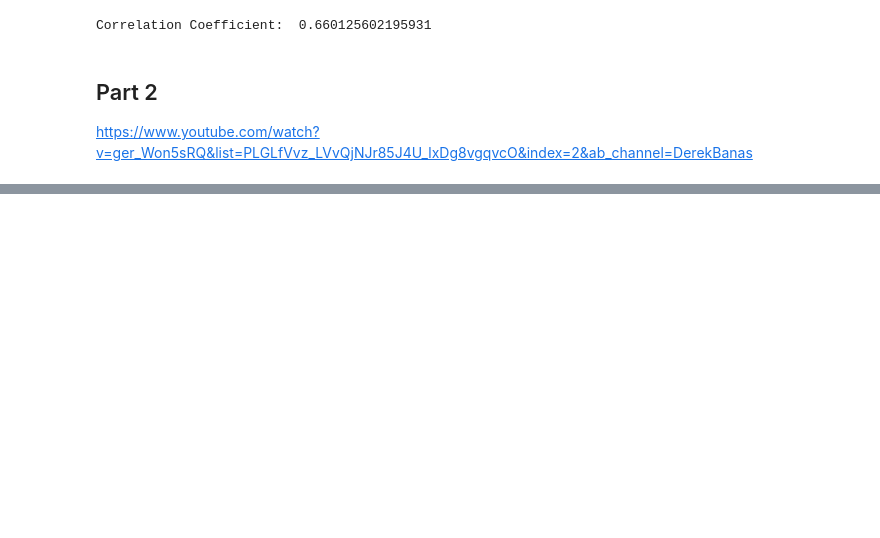
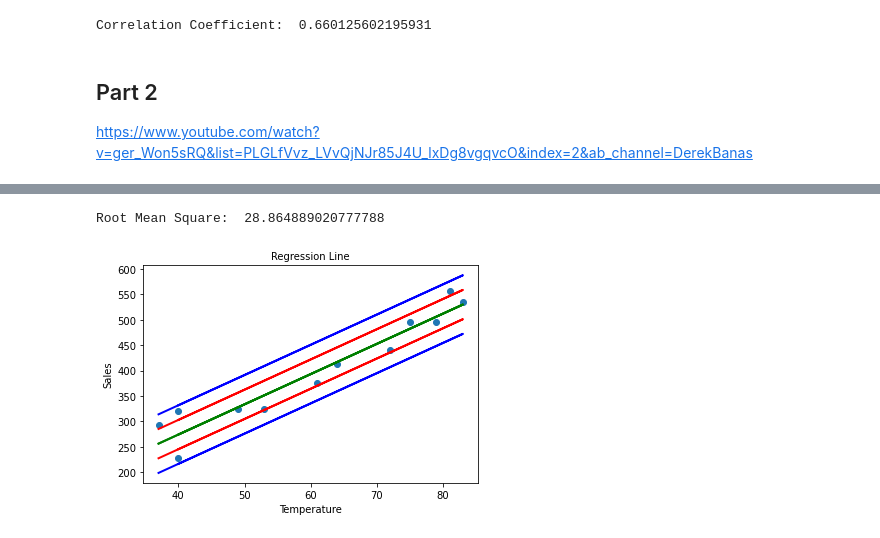
Before and after one commit to Stepheng753/MathProjects, a Jupyter notebook: StatisticsTutorial/Stats.ipynb, the cells around one changed output, grey strips where cells are left out. Saved outputs shown, nothing was run; the diff lists cells and outputs as text; code cells hidden in the pictures; blank space fills up the shorter version.

```diff
--- a/StatisticsTutorial/Stats.ipynb
+++ b/StatisticsTutorial/Stats.ipynb
@@ -67,6 +80,9 @@ S^2 = \frac{1}{n - 1} \sum_{i = 1}^{n} (x_i - \bar{x})^2
 $$
 # %%
 def variance(*args):
+    if len(args) <= 1:
+        return None
+
     mean_val = mean(*args)
     numerator = sum([(arg - mean_val) ** 2 for arg in args])
     return numerator / (len(args) - 1)
@@ -164,0 +815,35 @@ https://www.youtube.com/watch?v=ger_Won5sRQ&list=PLGLfVvz_LVvQjNJr85J4U_lxDg8vgq
+# %%
+def root_mean_square_deviation(*args):
+    if len(args[0]) != len(args[1]) or len(args[0]) <= 1:
+        return None
+
+    y_vals = args[0]
+    y_regression = args[1]
+    n = len(y_vals)
+    RMSD_numerator = sum([(y_vals[i] - y_regression[i]) ** 2 for i in range(0, n)])
+    RMSD_denominator = n - 1
+    return math.sqrt(RMSD_numerator / RMSD_denominator)
+
+
+sample_regression_list = [[292, 228, 324, 376, 440, 496, 536, 556, 496, 412, 324, 320], [256, 273, 327, 399, 464, 506, 530, 518, 482, 416, 351, 273]]
+RMSD = root_mean_square_deviation(*sample_regression_list)
+print('Root Mean Square: ', RMSD)
+# %% [output]
+Root Mean Square:  28.864889020777788
+# %%
+plt.scatter(x1, y)
+
+colors = ['green', 'red', 'blue']
+for i in range(0, 3):
+    RMSD_y = y_hat + i * RMSD
+    plt.plot(x1, RMSD_y, lw=2, c=colors[i])
+
+    RMSD_y = y_hat - i * RMSD
+    plt.plot(x1, RMSD_y, lw=2, c=colors[i])
+
+plt.xlabel('Temperature', fontsize=10)
+plt.ylabel('Sales', fontsize=10)
+plt.title('Regression Line', fontsize=10)
+plt.show()
+# %% [output]
+[figure, added]
```
Also changed, not shown: parts of 60 cells of this notebook, 4 other files.
